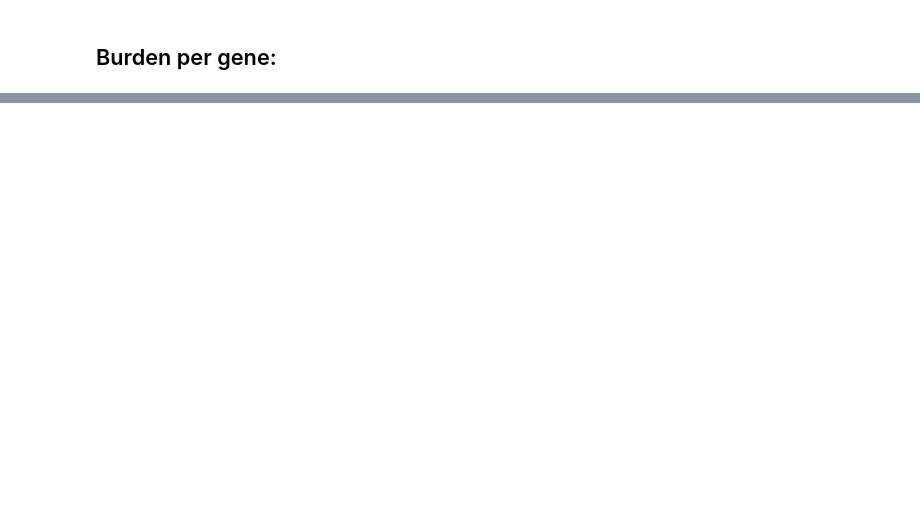
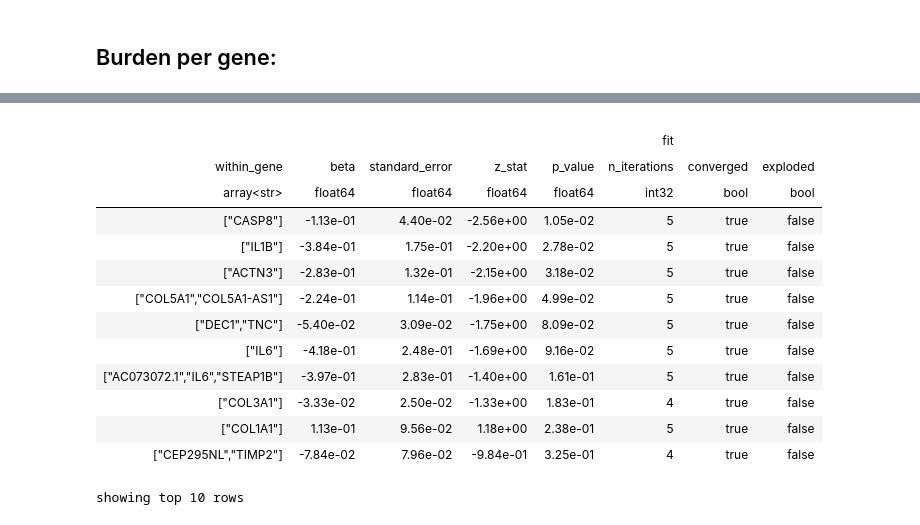
Before and after one commit to ippas/imdik-zekanowski-sportwgs, a Jupyter notebook: analysis/single-variant-and-burden.ipynb, the cells around one changed output, grey strips where cells are left out. Drawn from its saved outputs; the diff is of its cells as text; code cells hidden in the pictures; blank space fills up the shorter version.

Commit message:
single variants and burden analysis

```diff
--- a/analysis/single-variant-and-burden.ipynb
+++ b/analysis/single-variant-and-burden.ipynb
@@ -1088,3 +1246,6 @@ Struct(beta=[60445.715182714375, 76.37786309508783], standard_error=[239.2743245
 ## Burden per gene list:
 # %%
 mt = hl.read_matrix_table('/net/archive/groups/plggneuromol/imdik-zekanowski-sportwgs/data/hail-mts/for-burden.mt')
+# %%
+mt = mt.annotate_cols(burden_all = hl.agg.sum(mt.burden_entry))
+mt = mt.filter_cols(mt.burden_all > 40000)
@@ -1122,10 +1294,19 @@ for g in gene_lists:
     to_test = mt.filter_rows(hl.any(lambda x: hl.literal(g).contains(x), mt.within_gene))
     to_test = to_test.annotate_cols(burden_all = hl.agg.sum(to_test.burden_entry))
     columns = to_test.cols()
-    print(columns.aggregate(hl.agg.linreg(columns.burden_all, [1,columns.group == 'sport'])))
+
     print(columns.aggregate(hl.agg.group_by(columns.group, hl.agg.stats(columns.burden_all))))
 
+    group = np.array(columns.group.collect())
+    pheno = np.array(columns.phenotypes.type.collect())
+    burden_all_test = np.array(columns.burden_all.collect())
+
+
     columns = columns.filter(hl.is_defined(columns.phenotypes.type))
-    print(columns.aggregate(hl.agg.linreg(columns.burden_all, [1,columns.phenotypes.type == 'speed'])))
     print(columns.aggregate(hl.agg.group_by(columns.phenotypes.type, hl.agg.stats(columns.burden_all))))
+
+    print(stats.ttest_ind(burden_all_test[group == 'sport'], burden_all_test[group == 'control']))
+    print(stats.ttest_ind(burden_all_test[pheno == 'speed'], burden_all_test[pheno == 'endurance']))
+
+    print('next gene list')
 # %% [output]
@@ -1164,0 +1421,2 @@ gene_mt.order_by(gene_mt.logreg.p_value).show(n_rows=10)
+# %%
+brain = results.filter(hl.any(lambda x: hl.literal(g).contains(x), results.within_gene))
@@ -1165,3 +1444,21 @@ gene_mt.order_by(gene_mt.logreg.p_value).show(n_rows=10)
+# %%
+brain.order_by(brain.p_value).show()
+# %% [output]
+|  |  |  |  |  |  |  |  |
+|  |  |  |  |  | fit |  |  |
+| within_gene | beta | standard_error | z_stat | p_value | n_iterations | converged | exploded |
+| array<str> | float64 | float64 | float64 | float64 | int32 | bool | bool |
+| ["CASP8"] | -1.13e-01 | 4.40e-02 | -2.56e+00 | 1.05e-02 | 5 | true | false |
+| ["IL1B"] | -3.84e-01 | 1.75e-01 | -2.20e+00 | 2.78e-02 | 5 | true | false |
+| ["ACTN3"] | -2.83e-01 | 1.32e-01 | -2.15e+00 | 3.18e-02 | 5 | true | false |
+| ["COL5A1","COL5A1-AS1"] | -2.24e-01 | 1.14e-01 | -1.96e+00 | 4.99e-02 | 5 | true | false |
+| ["DEC1","TNC"] | -5.40e-02 | 3.09e-02 | -1.75e+00 | 8.09e-02 | 5 | true | false |
+| ["IL6"] | -4.18e-01 | 2.48e-01 | -1.69e+00 | 9.16e-02 | 5 | true | false |
+| ["AC073072.1","IL6","STEAP1B"] | -3.97e-01 | 2.83e-01 | -1.40e+00 | 1.61e-01 | 5 | true | false |
+| ["COL3A1"] | -3.33e-02 | 2.50e-02 | -1.33e+00 | 1.83e-01 | 4 | true | false |
+| ["COL1A1"] | 1.13e-01 | 9.56e-02 | 1.18e+00 | 2.38e-01 | 5 | true | false |
+| ["CEP295NL","TIMP2"] | -7.84e-02 | 7.96e-02 | -9.84e-01 | 3.25e-01 | 4 | true | false |
+showing top 10 rows
 # %%
 #export top 10 genes
 
```
Also changed, not shown: parts of 51 cells of this notebook, 7 other files.
